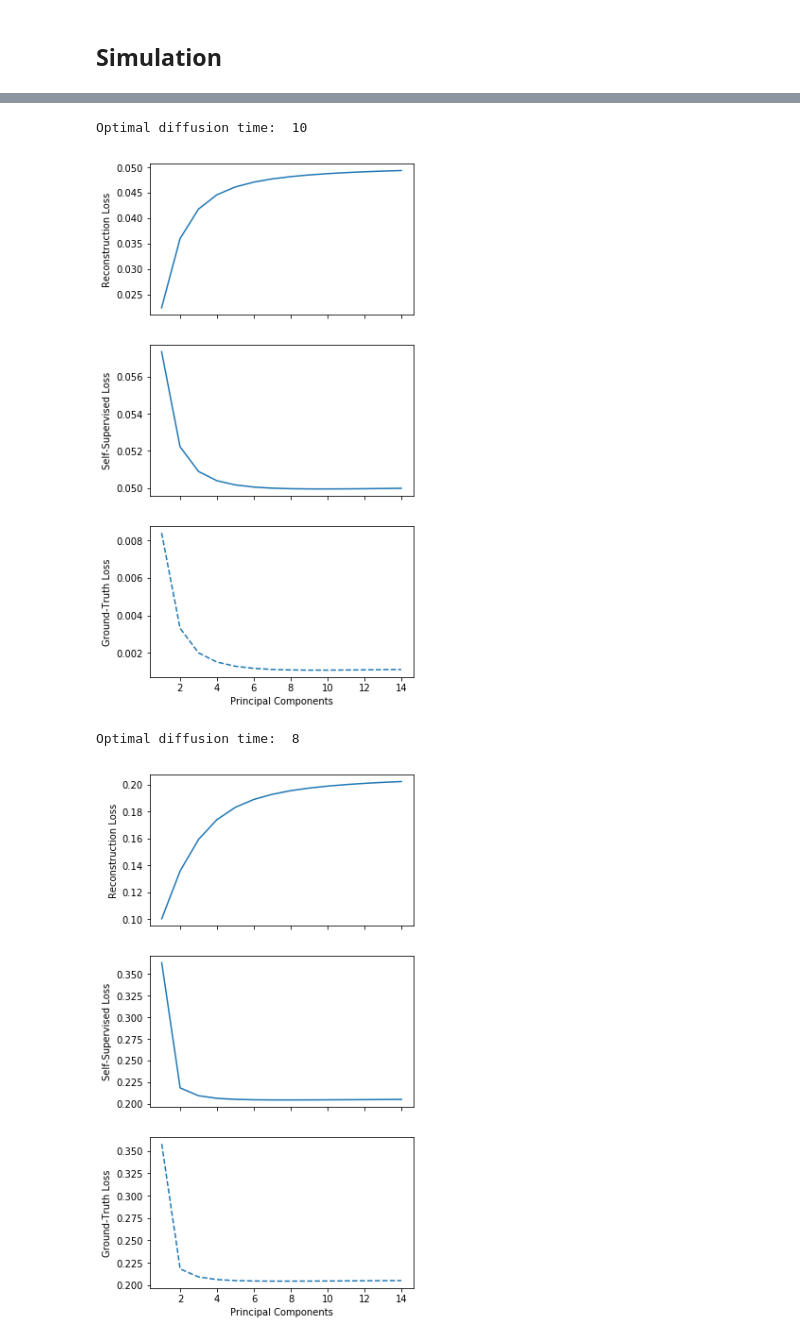
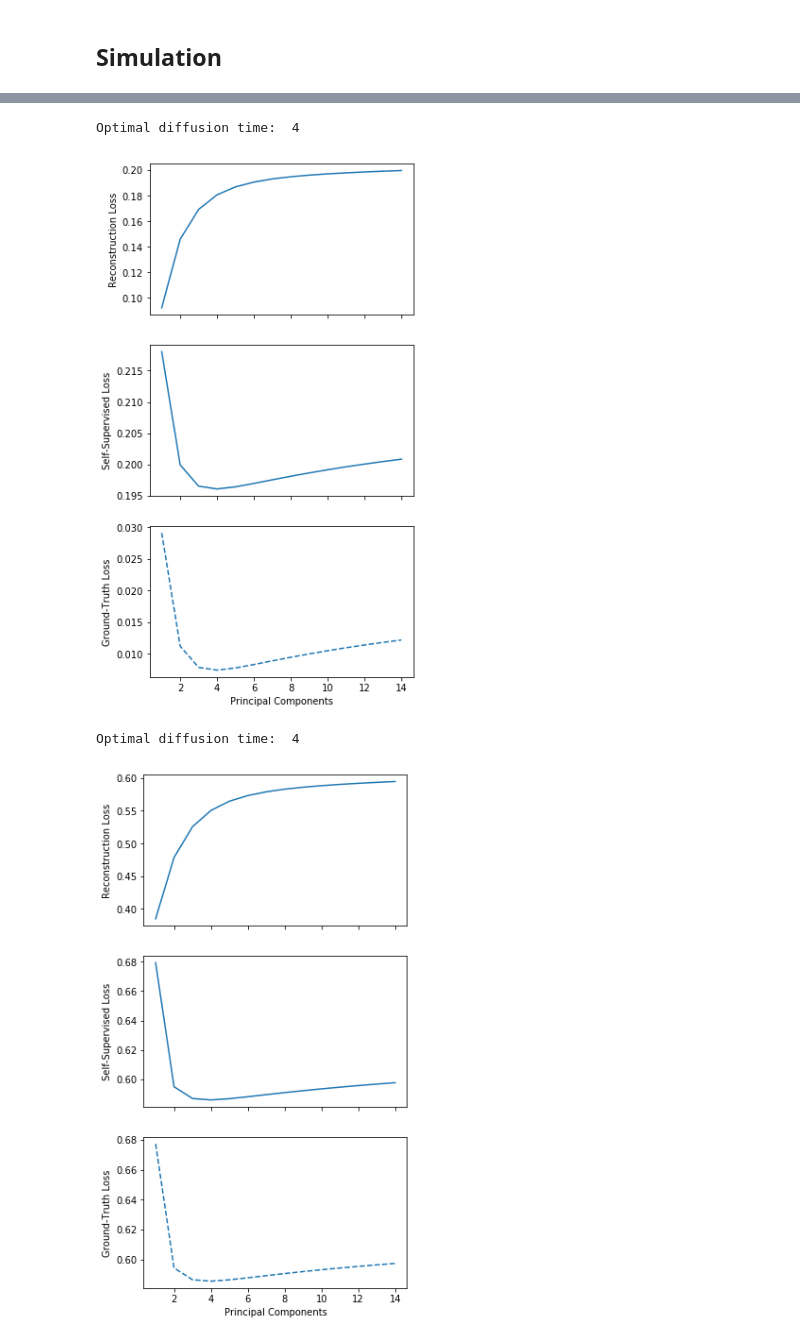
Before and after one commit to czbiohub-sf/molecular-cross-validation, a Jupyter notebook: src/noise2self_sc/Figure-PCA+Diffusion.ipynb, the cells around one changed output, grey strips where cells are left out. Saved outputs shown, nothing was run; the diff lists cells and outputs as text; code cells hidden in the pictures.

```diff
--- a/src/noise2self_sc/Figure-PCA+Diffusion.ipynb
+++ b/src/noise2self_sc/Figure-PCA+Diffusion.ipynb
@@ -11,6 +14,9 @@ from util import normalize_rows, mse, expected_sqrt, expected_log1p, poisson_log
 import pickle
 
 from sklearn.utils.extmath import randomized_svd
+# %%
+results_dir = '/Users/josh/src/noise2self-single-cell/results/'
+data_dir = '/Users/josh/src/noise2self-single-cell/data/'
 # %% [markdown]
 # Downsampling Deeply Sequenced Cells
 # %% [markdown]
@@ -101,3 +107,19 @@ quickplot(k_range, re_loss, ss_loss, gt_loss)
 print("Min GT Loss: ", np.min(gt_loss).round(4))
 # %% [output]
 Min GT Loss:  0.005
+# %%
+U, S, V = randomized_svd(np.sqrt(x1), 15)
+plt.plot(S, label='data')
+Uz, Sz, Vz = randomized_svd(z, 15)
+plt.plot(Sz, label='gt')
+plt.legend()
+plt.title("Variance Explained")
+
+n_pcs = 15
+plt.imshow(V.dot(Vz.T)[:n_pcs,:n_pcs], vmax = 1, vmin = -1)
+plt.set_cmap('coolwarm')
+plt.xlabel('Data Principal Components')
+plt.ylabel('Ground Truth Principal Components')
+plt.xticks(np.arange(n_pcs), np.arange(1, n_pcs + 1))
+plt.yticks(np.arange(n_pcs), np.arange(1, n_pcs + 1))
+plt.colorbar()
@@ -204,15 +229,12 @@ quickplot(t_range[2:], re_loss[2:],
 # %% [markdown]
 ## Simulation
 # %%
-with open('/Users/josh/src/noise2self-single-cell/data/sim/dataset_0.pickle', 'rb') as fp:
-    exp, class_labels, programs, lib_size, umis_X, umis_Y = pickle.load(fp)
-mean = np.exp(exp.dot(programs))
+with open('/Users/josh/src/noise2self-single-cell/data/sim/workset_0.pickle', 'rb') as fp:
+    true_means, expected_sqrt_half_means, umis_X, umis_Y = pickle.load(fp)
 x1 = umis_X
 x2 = umis_Y
-
-counts = (umis_X + umis_Y).sum(axis = 1, keepdims = True)/2
-mean = mean/mean.sum(axis = 1, keepdims = True) * counts
-z = expected_sqrt(mean)
+mean = true_means/2
+z = expected_sqrt_half_means
 # %%
 _, k_opt, re_loss, ss_loss, gt_loss, k_range = pca_sweep(x1, x2, np.sqrt, z)
 
@@ -267,28 +293,28 @@ result = {'dataset': 'sim',
           're_loss': re_loss,
           'ss_loss': ss_loss,
           'gt_loss': gt_loss}
-pickle.dump(result, open("results/sim_diffusion_mse.pickle", 'wb'))
+pickle.dump(result, open(results_dir + "sim_diffusion_mse.pickle", 'wb'))
 
 quickplot(t_range[1:], re_loss[1:],
           ss_loss[1:], gt_loss[1:])
 # %% [output]
-Optimal diffusion time:  10
+Optimal diffusion time:  4
-[figure, old version]
+[figure, new version]
 # %%
 _, t_opt, re_loss, ss_loss, gt_loss, t_range = \
     diffusion_sweep(x1, x2, lambda x: x, mean, max_t=15, loss=poisson_log_lik)
 
 result = {'dataset': 'sim',
           'method': 'diffusion',
           'loss': 'poisson',
           'param_range': t_range,
           're_loss': re_loss,
           'ss_loss': ss_loss,
           'gt_loss': gt_loss}
-pickle.dump(result, open("results/sim_diffusion_poisson.pickle", 'wb'))
+pickle.dump(result, open(results_dir + "sim_diffusion_poisson.pickle", 'wb'))
 
 quickplot(t_range[1:], re_loss[1:],
           ss_loss[1:], gt_loss[1:])
 # %% [output]
-Optimal diffusion time:  8
+Optimal diffusion time:  4
-[figure, old version]
+[figure, new version]
```
Also changed, not shown: parts of 13 cells of this notebook, 1 other file.
